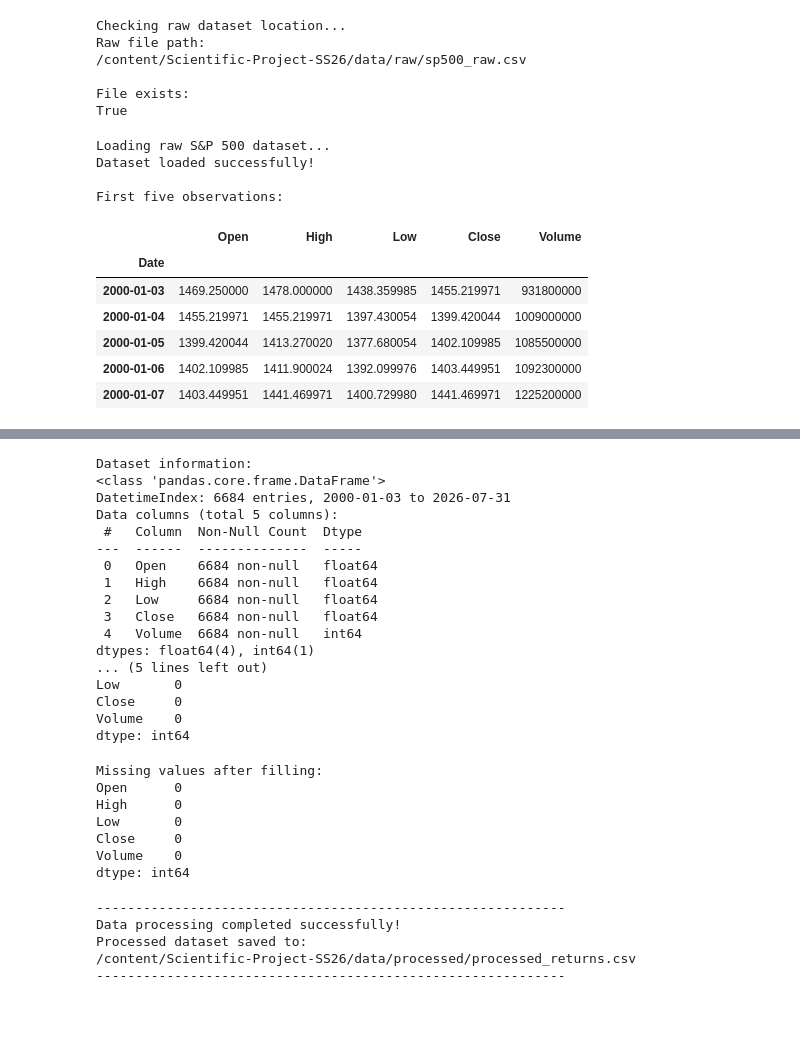
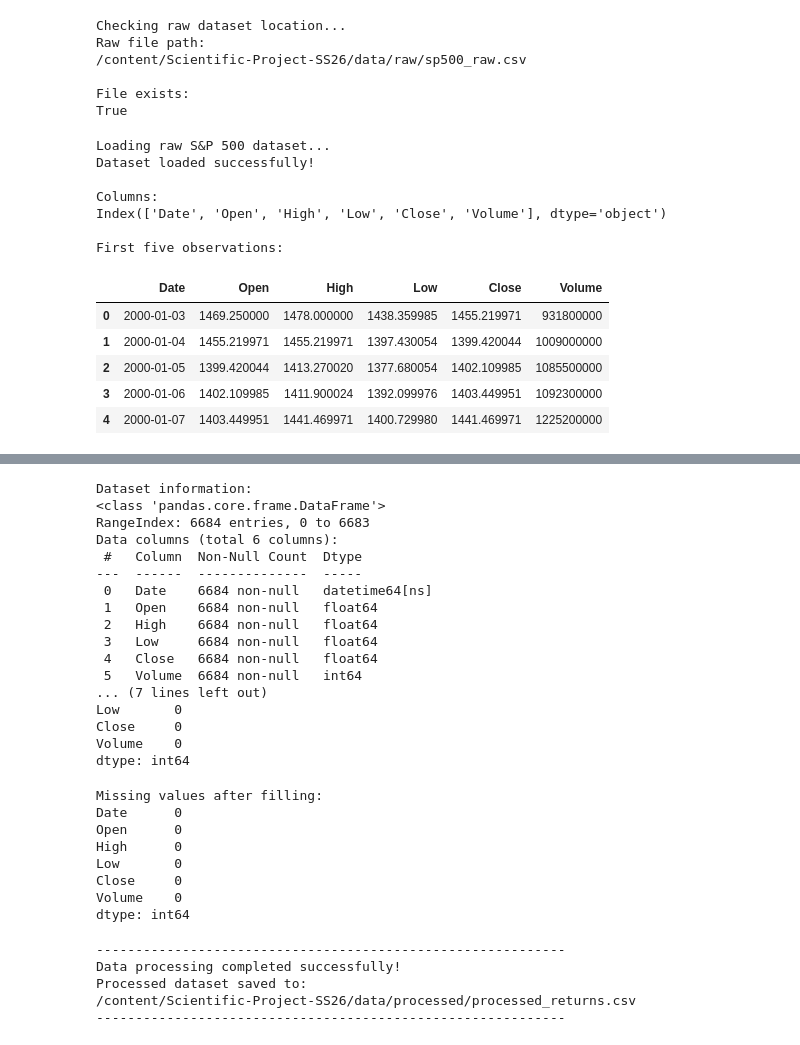
Before and after one commit to fleurclochette/Scientific-Project-SS26-Group-8, a Jupyter notebook: notebooks/02_preprocessing.ipynb, the cells around one changed output, grey strips where cells are left out. Cells and saved outputs as stored; diff of their text form; code cells hidden in the pictures; blank space fills up the shorter version.

```diff
--- a/notebooks/02_preprocessing.ipynb
+++ b/notebooks/02_preprocessing.ipynb
@@ -83,26 +88,35 @@ True
 # %%
 # Load the raw S&P 500 datasets
 print("\nLoading raw S&P 500 dataset...")
 
 df = pd.read_csv(
     raw_data_path,
-    index_col=0,
-    parse_dates=True
+    parse_dates=["Date"]
 )
 
 print("Dataset loaded successfully!")
 
+print("\nColumns:")
+print(df.columns)
+
 print("\nFirst five observations:")
 display(df.head())
+
+print(df["Date"].dtype)
+print(df["Date"].min())
+print(df["Date"].max())
+df = df.sort_values("Date").reset_index(drop=True)
 # %% [output]
 Loading raw S&P 500 dataset...
 Dataset loaded successfully!
 
+Columns:
+Index(['Date', 'Open', 'High', 'Low', 'Close', 'Volume'], dtype='object')
+
 First five observations:
-|  | Open | High | Low | Close | Volume |
-| Date |  |  |  |  |  |
-| 2000-01-03 | 1469.250000 | 1478.000000 | 1438.359985 | 1455.219971 | 931800000 |
-| 2000-01-04 | 1455.219971 | 1455.219971 | 1397.430054 | 1399.420044 | 1009000000 |
-| 2000-01-05 | 1399.420044 | 1413.270020 | 1377.680054 | 1402.109985 | 1085500000 |
-| 2000-01-06 | 1402.109985 | 1411.900024 | 1392.099976 | 1403.449951 | 1092300000 |
-| 2000-01-07 | 1403.449951 | 1441.469971 | 1400.729980 | 1441.469971 | 1225200000 |
+|  | Date | Open | High | Low | Close | Volume |
+| 0 | 2000-01-03 | 1469.250000 | 1478.000000 | 1438.359985 | 1455.219971 | 931800000 |
+| 1 | 2000-01-04 | 1455.219971 | 1455.219971 | 1397.430054 | 1399.420044 | 1009000000 |
+| 2 | 2000-01-05 | 1399.420044 | 1413.270020 | 1377.680054 | 1402.109985 | 1085500000 |
+| 3 | 2000-01-06 | 1402.109985 | 1411.900024 | 1392.099976 | 1403.449951 | 1092300000 |
+| 4 | 2000-01-07 | 1403.449951 | 1441.469971 | 1400.729980 | 1441.469971 | 1225200000 |
@@ -116,17 +133,17 @@ print(df.isnull().sum())
 # %% [output]
 Dataset information:
 <class 'pandas.core.frame.DataFrame'>
-DatetimeIndex: 6684 entries, 2000-01-03 to 2026-07-31
-Data columns (total 5 columns):
+RangeIndex: 6684 entries, 0 to 6683
+Data columns (total 6 columns):
  #   Column  Non-Null Count  Dtype
 ---  ------  --------------  -----
- 0   Open    6684 non-null   float64
- 1   High    6684 non-null   float64
- 2   Low     6684 non-null   float64
- 3   Close   6684 non-null   float64
- 4   Volume  6684 non-null   int64
-dtypes: float64(4), int64(1)
-... (5 lines left out)
+ 0   Date    6684 non-null   datetime64[ns]
+ 1   Open    6684 non-null   float64
+ 2   High    6684 non-null   float64
+ 3   Low     6684 non-null   float64
+ 4   Close   6684 non-null   float64
+ 5   Volume  6684 non-null   int64
+... (7 lines left out)
 Low       0
 Close     0
 Volume    0
@@ -140,6 +157,7 @@ print("\nMissing values after filling:")
 print(df.isnull().sum())
 # %% [output]
 Missing values after filling:
+Date      0
 Open      0
 High      0
 Low       0
```
Also changed, not shown: parts of 11 cells of this notebook.
